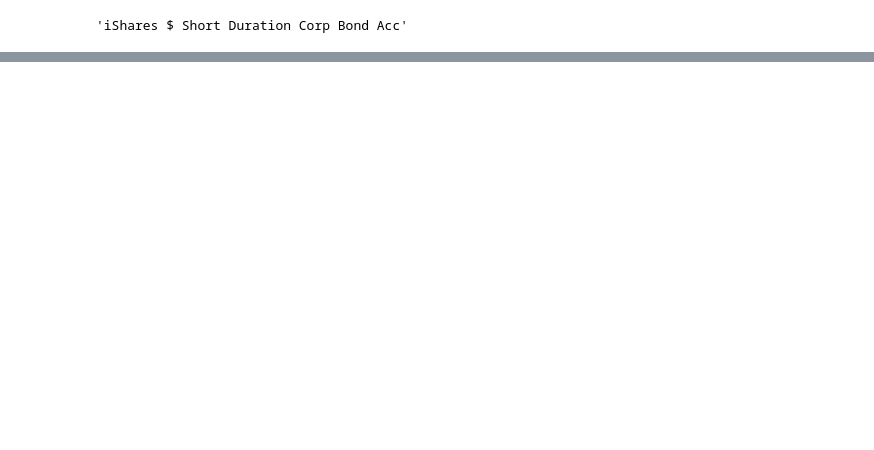
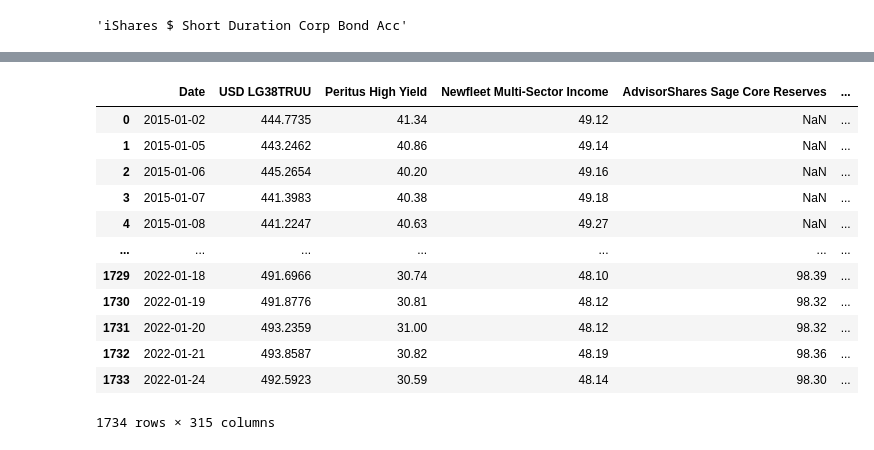
Before and after one commit to Edu-Moreira/Estudos-de-Python, a Jupyter notebook: Comparação_ETFs.ipynb, the cells around one changed output, grey strips where cells are left out. Cells and saved outputs as stored; diff of their text form; code cells hidden in the pictures; blank space fills up the shorter version.

```diff
--- a/Comparação_ETFs.ipynb
+++ b/Comparação_ETFs.ipynb
@@ -149,0 +159,17 @@ w.writerow(lista_nomes[1][1])
+# %%
+tot_df = pd.merge(df_benchmark,painel, on = 'Date')
+tot_df
+# %% [output]
+|  | Date | USD LG38TRUU | Peritus High Yield | Newfleet Multi-Sector Income | AdvisorShares Sage Core Reserves | ... |
+| 0 | 2015-01-02 | 444.7735 | 41.34 | 49.12 | NaN | ... |
+| 1 | 2015-01-05 | 443.2462 | 40.86 | 49.14 | NaN | ... |
+| 2 | 2015-01-06 | 445.2654 | 40.20 | 49.16 | NaN | ... |
+| 3 | 2015-01-07 | 441.3983 | 40.38 | 49.18 | NaN | ... |
+| 4 | 2015-01-08 | 441.2247 | 40.63 | 49.27 | NaN | ... |
+| ... | ... | ... | ... | ... | ... | ... |
+| 1729 | 2022-01-18 | 491.6966 | 30.74 | 48.10 | 98.39 | ... |
+| 1730 | 2022-01-19 | 491.8776 | 30.81 | 48.12 | 98.32 | ... |
+| 1731 | 2022-01-20 | 493.2359 | 31.00 | 48.12 | 98.32 | ... |
+| 1732 | 2022-01-21 | 493.8587 | 30.82 | 48.19 | 98.36 | ... |
+| 1733 | 2022-01-24 | 492.5923 | 30.59 | 48.14 | 98.30 | ... |
+1734 rows × 315 columns
```
Also changed, not shown: parts of 9 cells of this notebook.
